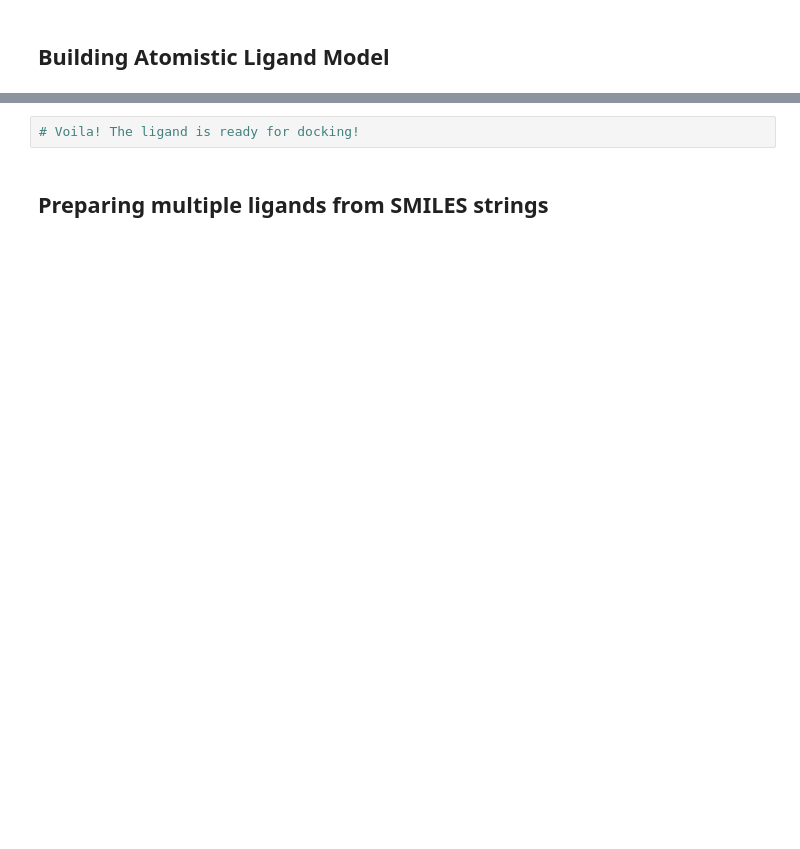
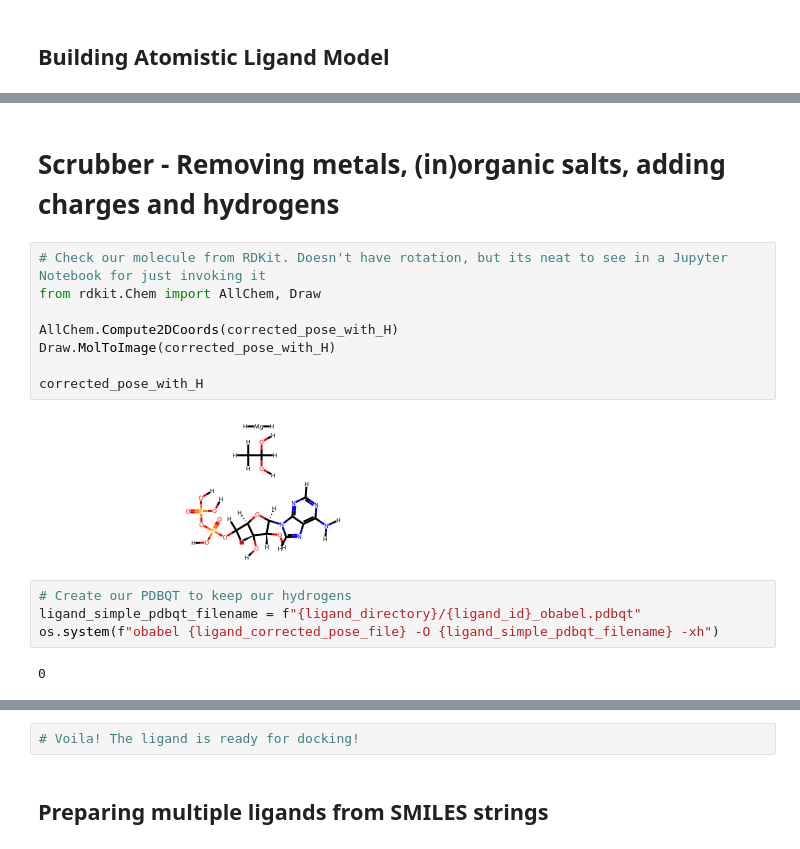
Before and after one commit to mitsukacke2285/drug_discovery_repo, a Jupyter notebook: Ligand_preparation.ipynb, the cells around one changed output, grey strips where cells are left out. Drawn from its saved outputs; the diff is of its cells as text; blank space fills up the shorter version.

```diff
--- a/Ligand_preparation.ipynb
+++ b/Ligand_preparation.ipynb
@@ -211,3 +268,21 @@ then rebuild the Mol objects to map their coordinates back onto the reference st
+# %% [markdown]
+# Scrubber - Removing metals, (in)organic salts, adding charges and hydrogens
+# %%
+# Check our molecule from RDKit. Doesn't have rotation, but its neat to see in a Jupyter Notebook for just invoking it
+from rdkit.Chem import AllChem, Draw
+
+AllChem.Compute2DCoords(corrected_pose_with_H)
+Draw.MolToImage(corrected_pose_with_H)
+
+corrected_pose_with_H
+# %% [output]
+[figure, new version]
+# %%
+# Create our PDBQT to keep our hydrogens
+ligand_simple_pdbqt_filename = f"{ligand_directory}/{ligand_id}_obabel.pdbqt"
+os.system(f"obabel {ligand_corrected_pose_file} -O {ligand_simple_pdbqt_filename} -xh")
+# %% [output]
+0
 # %%
 print(f"{ligand_directory}/{ligand_id}_corrected_pose.sdf")
 print(f"{ligand_directory}/{ligand_id}.pdbqt")
```
Also changed, not shown: parts of 36 cells of this notebook.
